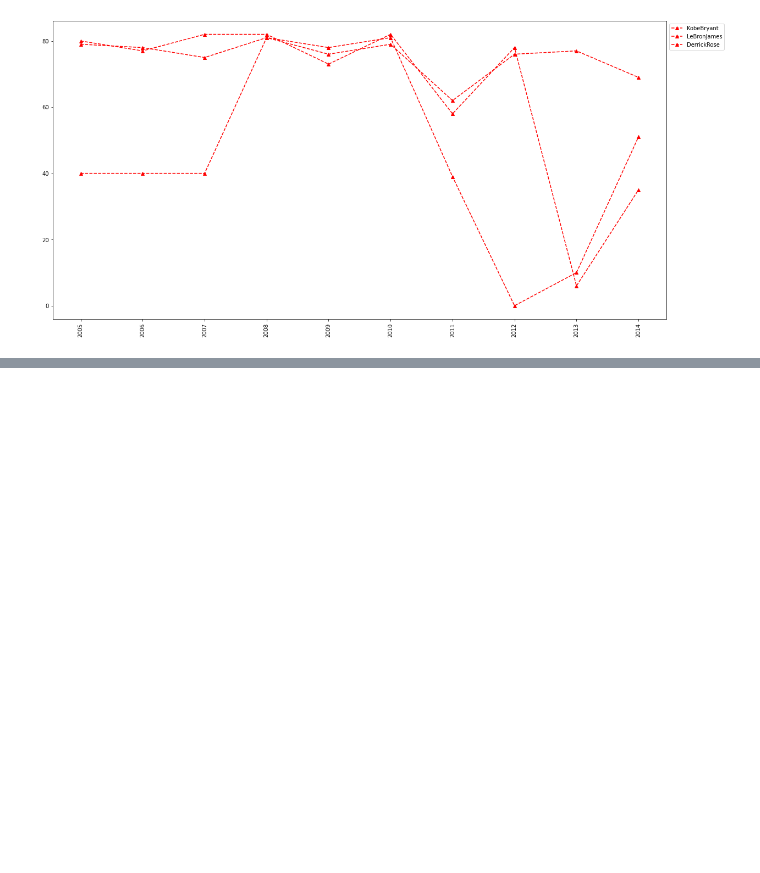
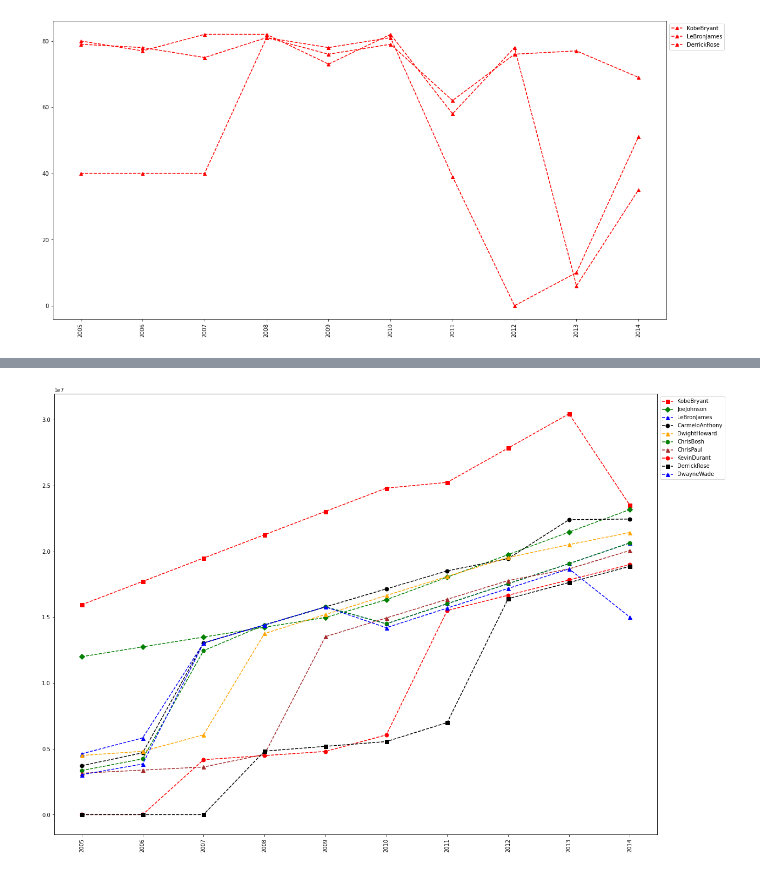
Before and after one commit to naveen312/DS-BY-NAVEEN, a Jupyter notebook: Basketball_visualisation.ipynb, the cells around one changed output, grey strips where cells are left out. Saved outputs shown, nothing was run; the diff lists cells and outputs as text; code cells hidden in the pictures; blank space fills up the shorter version.

```diff
--- a/Basketball_visualisation.ipynb
+++ b/Basketball_visualisation.ipynb
@@ -379,0 +435,17 @@ myplot(['KobeBryant','LeBronJames','DerrickRose'])
+# %%
+## our own function
+
+
+def myplot(matrixdata,playerList = Players):
+  Col = {"KobeBryant":"red","JoeJohnson":"green","LeBronJames":"blue","CarmeloAnthony":"black","DwightHoward":"orange","ChrisBosh":"green","ChrisPaul":"brown","KevinDurant":"red","DerrickRose":"black","DwayneWade":"blue"}
+  Marker = {"KobeBryant":'s',"JoeJohnson":'D',"LeBronJames":'^',"CarmeloAnthony":'o',"DwightHoward":'^',"ChrisBosh":'o',"ChrisPaul":'^',"KevinDurant":'o',"DerrickRose":'s',"DwayneWade":'^'}
+  for name in playerList:
+    plt.plot(matrixdata[Pdict[name]], c = Col[name], ls='--', marker=Marker[name],ms = '7', label=name)
+  plt.rcParams['figure.figsize']=20,15
+  plt.xticks(list(range(0,10)), Seasons, rotation='vertical')
+  plt.legend(loc = 'upper left', bbox_to_anchor = (1,1))
+  plt.show()
+# %%
+myplot(Salary)
+# %% [output]
+[figure, added]
```
Also changed, not shown: parts of 10 cells of this notebook.
